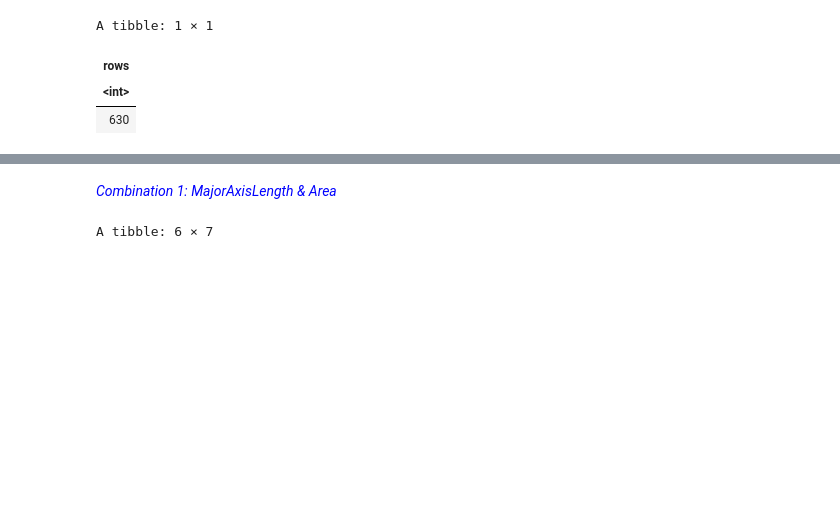
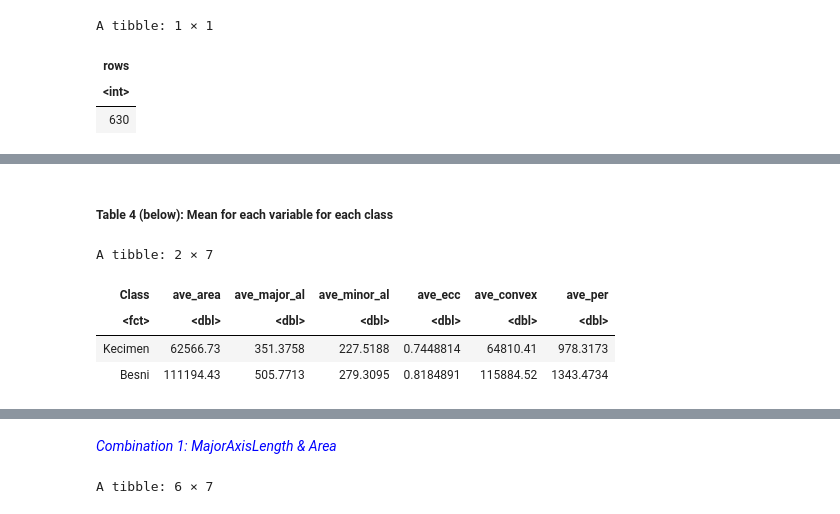
Before and after one commit to Jitao-Z/Identify_types_of_raisins_from_images, a Jupyter notebook: Final_report.ipynb, the cells around one changed output, grey strips where cells are left out. Cells and saved outputs as stored; diff of their text form; code cells hidden in the pictures; blank space fills up the shorter version.

```diff
--- a/Final_report.ipynb
+++ b/Final_report.ipynb
@@ -139,0 +197,18 @@ A tibble: 1 × 1
+# %% [markdown]
+##### Table 4 (below): Mean for each variable for each class
+# %%
+table_4 <- raisin_train |>
+    group_by(Class) |>
+    summarize(ave_area = mean(Area),
+              ave_major_al = mean(MajorAxisLength),
+              ave_minor_al = mean(MinorAxisLength),
+              ave_ecc = mean(Eccentricity),
+              ave_convex = mean(ConvexArea),
+              ave_per = mean(Perimeter))
+table_4
+# %% [output]
+A tibble: 2 × 7
+| Class | ave_area | ave_major_al | ave_minor_al | ave_ecc | ave_convex | ave_per |
+| <fct> | <dbl> | <dbl> | <dbl> | <dbl> | <dbl> | <dbl> |
+| Kecimen | 62566.73 | 351.3758 | 227.5188 | 0.7448814 | 64810.41 | 978.3173 |
+| Besni | 111194.43 | 505.7713 | 279.3095 | 0.8184891 | 115884.52 | 1343.4734 |
```
Also changed, not shown: parts of 28 cells of this notebook, 1 other file.
